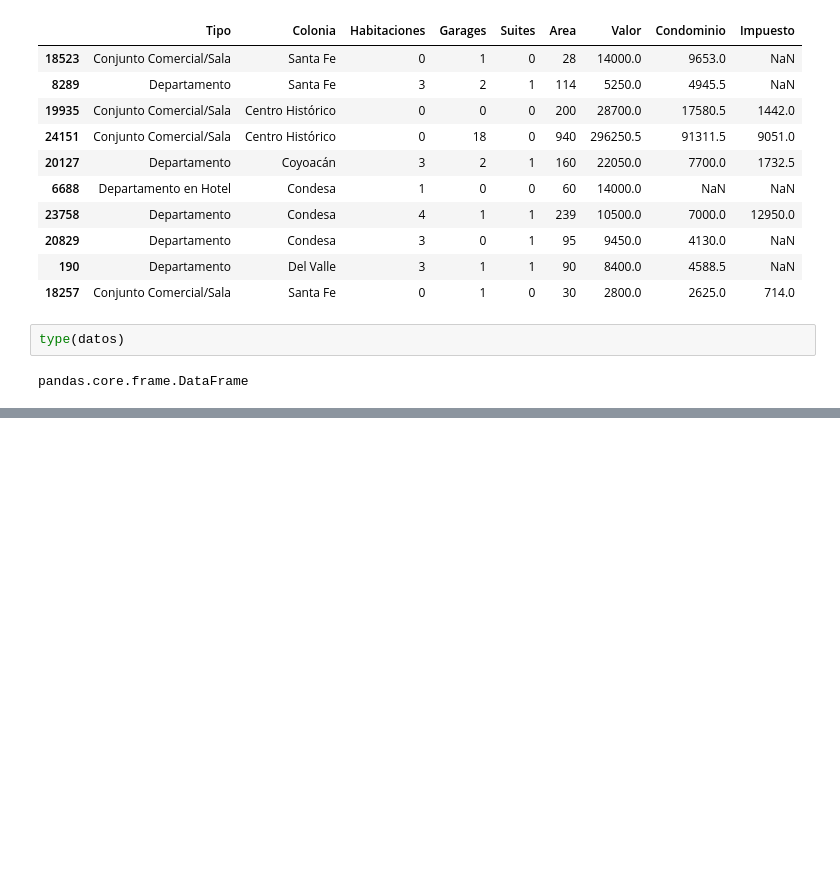
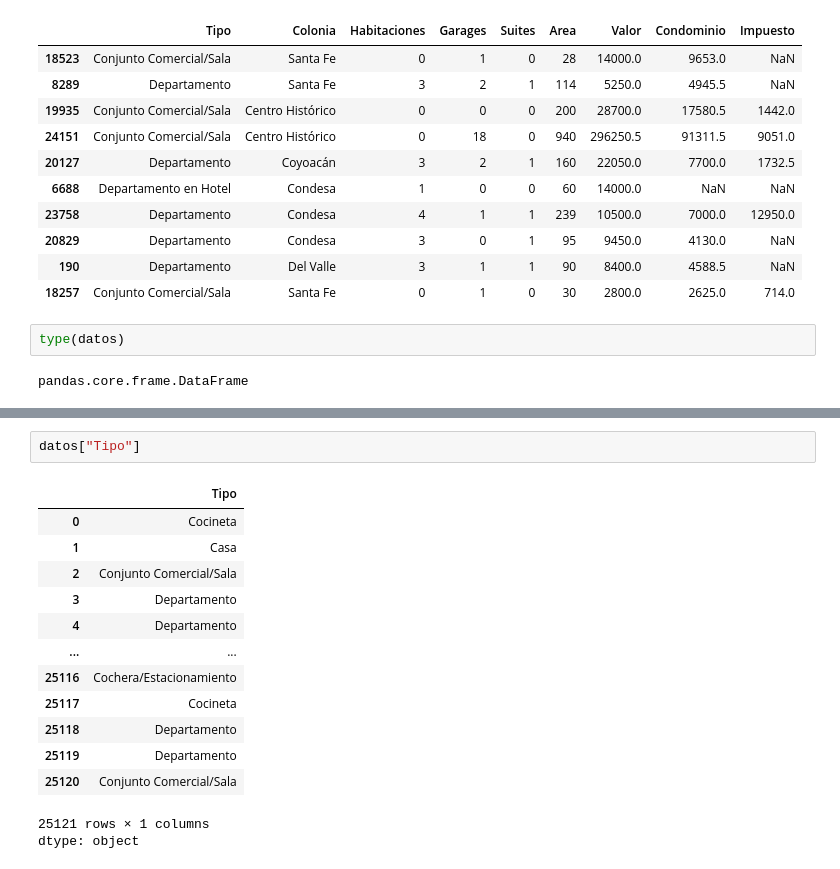
Before and after one commit to Scf300/Curso-Pandas-Data-Science, a Jupyter notebook: inmuebles_cdmx.ipynb, the cells around one changed output, grey strips where cells are left out. Cells and saved outputs as stored; diff of their text form; blank space fills up the shorter version.

```diff
--- a/inmuebles_cdmx.ipynb
+++ b/inmuebles_cdmx.ipynb
@@ -100,0 +148,17 @@ pandas.core.frame.DataFrame
+# %%
+datos["Tipo"]
+# %% [output]
+|  | Tipo |
+| 0 | Cocineta |
+| 1 | Casa |
+| 2 | Conjunto Comercial/Sala |
+| 3 | Departamento |
+| 4 | Departamento |
+| ... | ... |
+| 25116 | Cochera/Estacionamiento |
+| 25117 | Cocineta |
+| 25118 | Departamento |
+| 25119 | Departamento |
+| 25120 | Conjunto Comercial/Sala |
+25121 rows × 1 columns
+dtype: object
```
Also changed, not shown: parts of 6 cells of this notebook.
